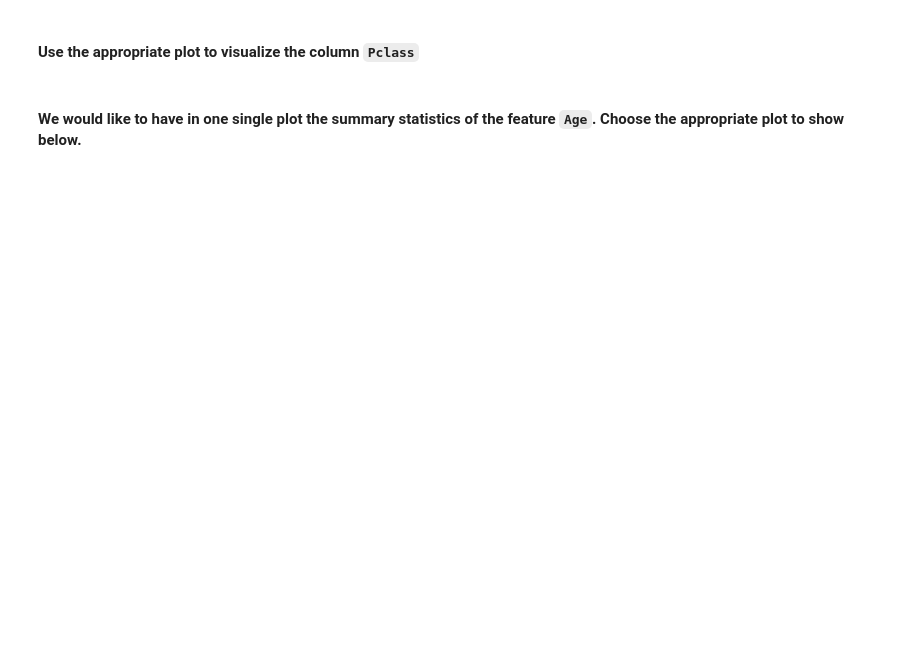
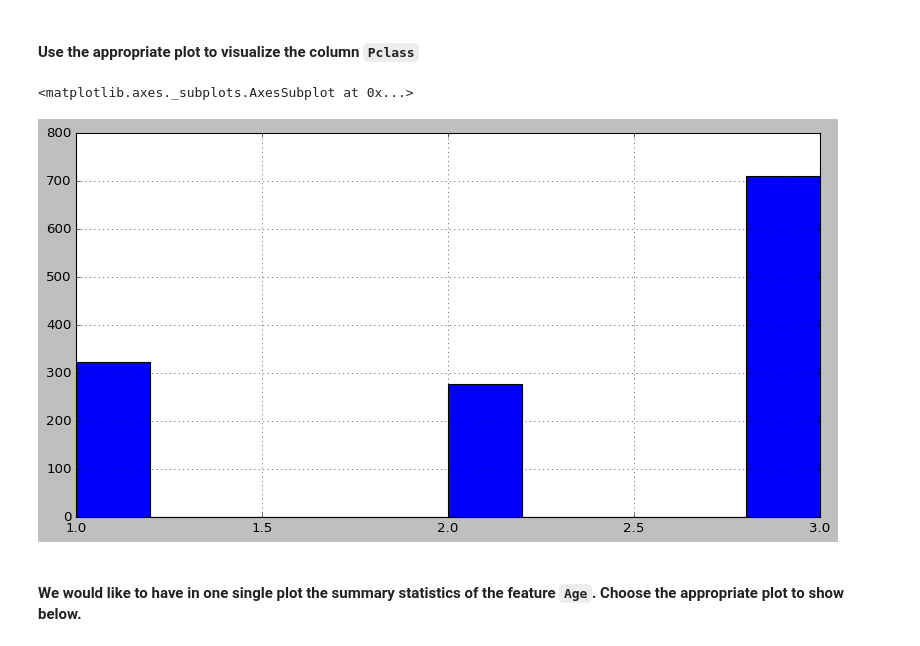
Before and after one commit to LauraRepullo/datamad0119, a Jupyter notebook: module-2/lab-matplotlib-seaborn/your-code/challenge-3.ipynb, the cells around one changed output. Cells and saved outputs as stored; diff of their text form; code cells hidden in the pictures; blank space fills up the shorter version.

```diff
--- a/module-2/lab-matplotlib-seaborn/your-code/challenge-3.ipynb
+++ b/module-2/lab-matplotlib-seaborn/your-code/challenge-3.ipynb
@@ -132,6 +126,10 @@ plt.pie(titanic['Gender'].value_counts())labels=df['officer_name'],
 #### Use the appropriate plot to visualize the column `Pclass`
 # %%
 # your code here
+titanic['Pclass'].hist()
+# %% [output]
+<matplotlib.axes._subplots.AxesSubplot at 0x...>
+[figure, added]
 # %% [markdown]
 #### We would like to have in one single plot the summary statistics of the feature `Age`. Choose the appropriate plot to show below.
 # %%
```
Also changed, not shown: parts of 7 cells of this notebook.
